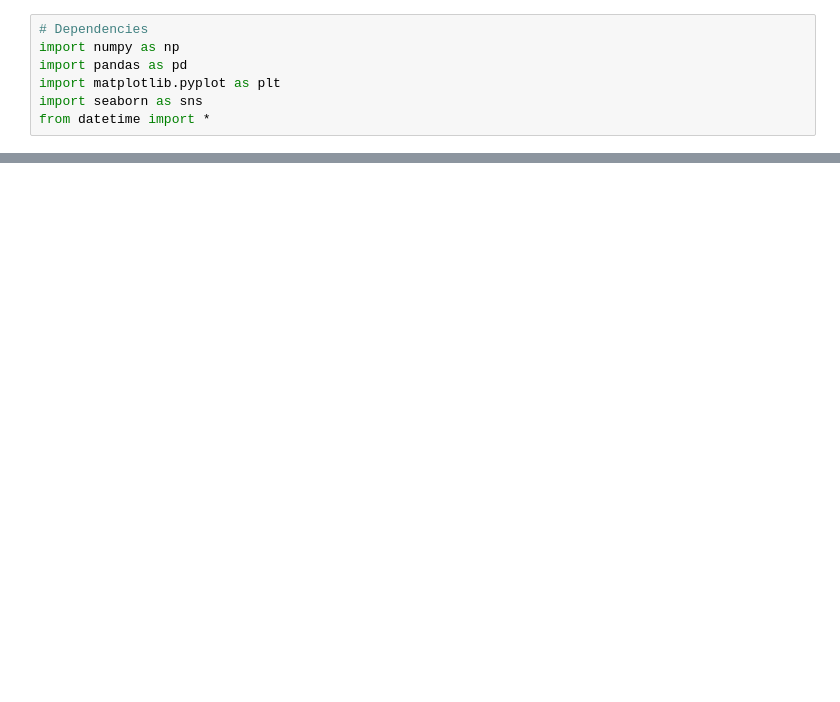
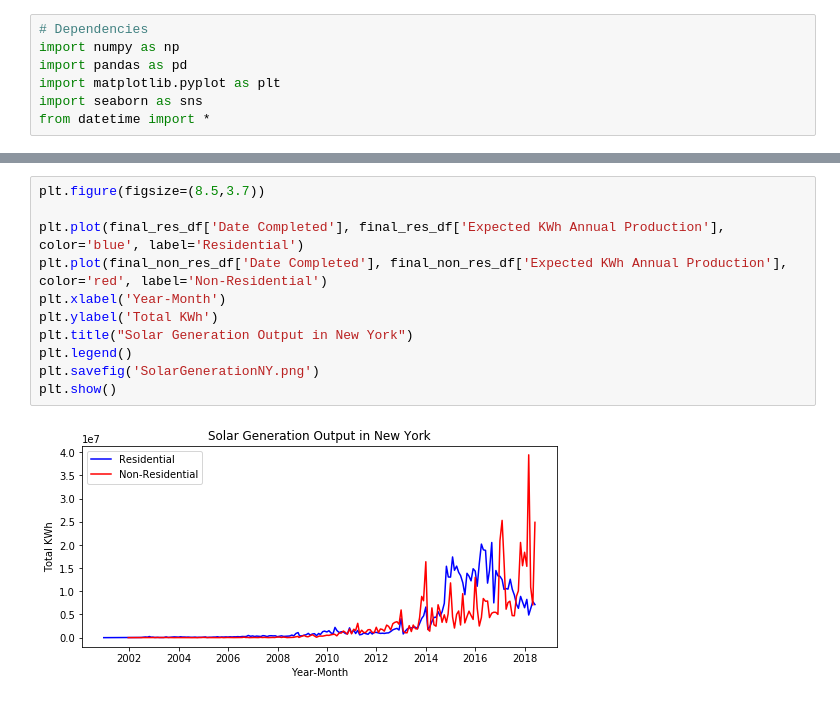
Before and after one commit to nasavish/TeamGreenTech, a Jupyter notebook: Code/Penetration_by_sector.ipynb, the cells around one changed output, grey strips where cells are left out. Saved outputs shown, nothing was run; the diff lists cells and outputs as text; blank space fills up the shorter version.

```diff
--- a/Code/Penetration_by_sector.ipynb
+++ b/Code/Penetration_by_sector.ipynb
@@ -176,0 +110,13 @@ line_non_res = sorted_non_residential_project_count_df.plot(kind='line', x='Year
+# %%
+plt.figure(figsize=(8.5,3.7))
+
+plt.plot(final_res_df['Date Completed'], final_res_df['Expected KWh Annual Production'], color='blue', label='Residential')
+plt.plot(final_non_res_df['Date Completed'], final_non_res_df['Expected KWh Annual Production'], color='red', label='Non-Residential')
+plt.xlabel('Year-Month')
+plt.ylabel('Total KWh')
+plt.title("Solar Generation Output in New York")
+plt.legend()
+plt.savefig('SolarGenerationNY.png')
+plt.show()
+# %% [output]
+[figure, added]
```
Also changed, not shown: parts of 13 cells of this notebook, 3 other files.
